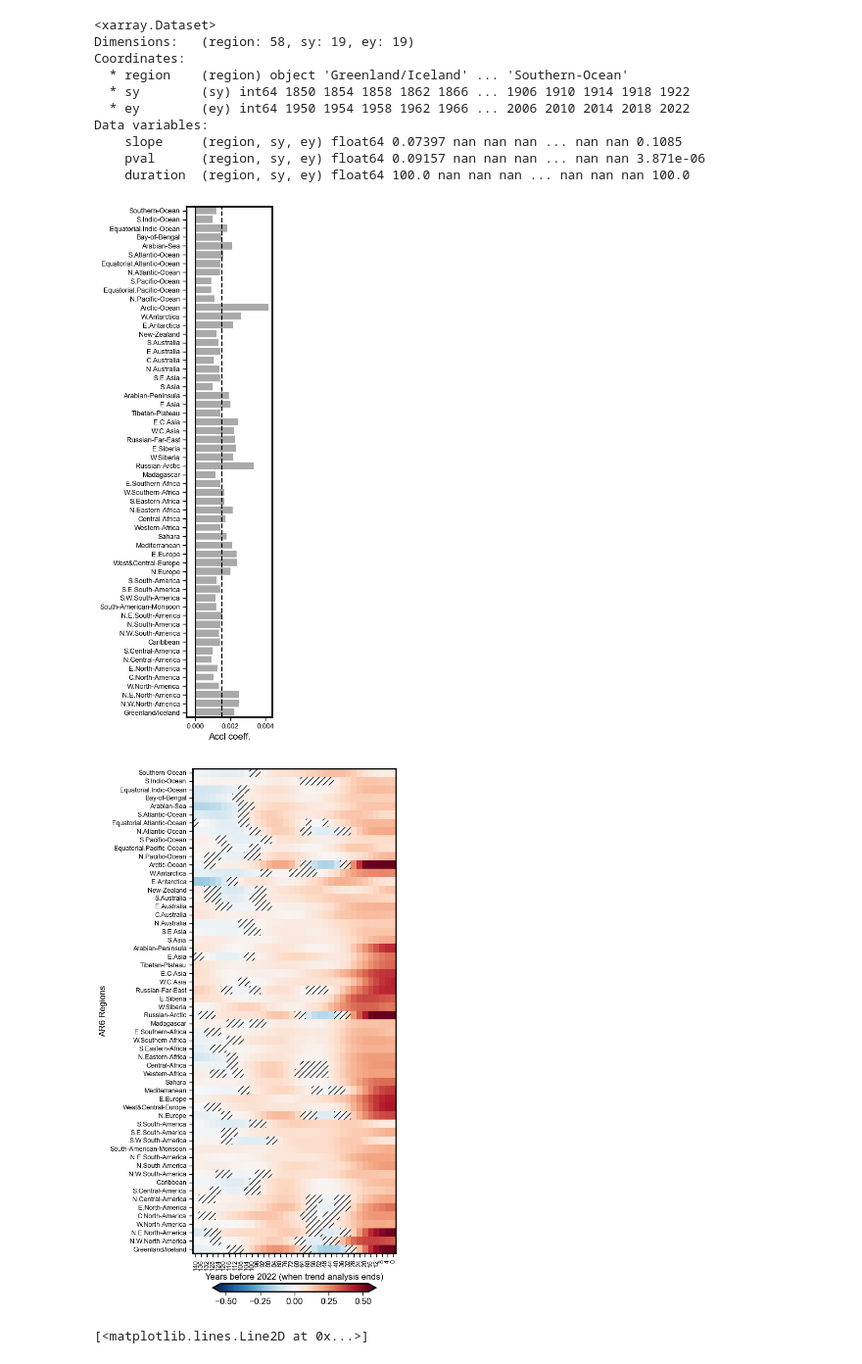
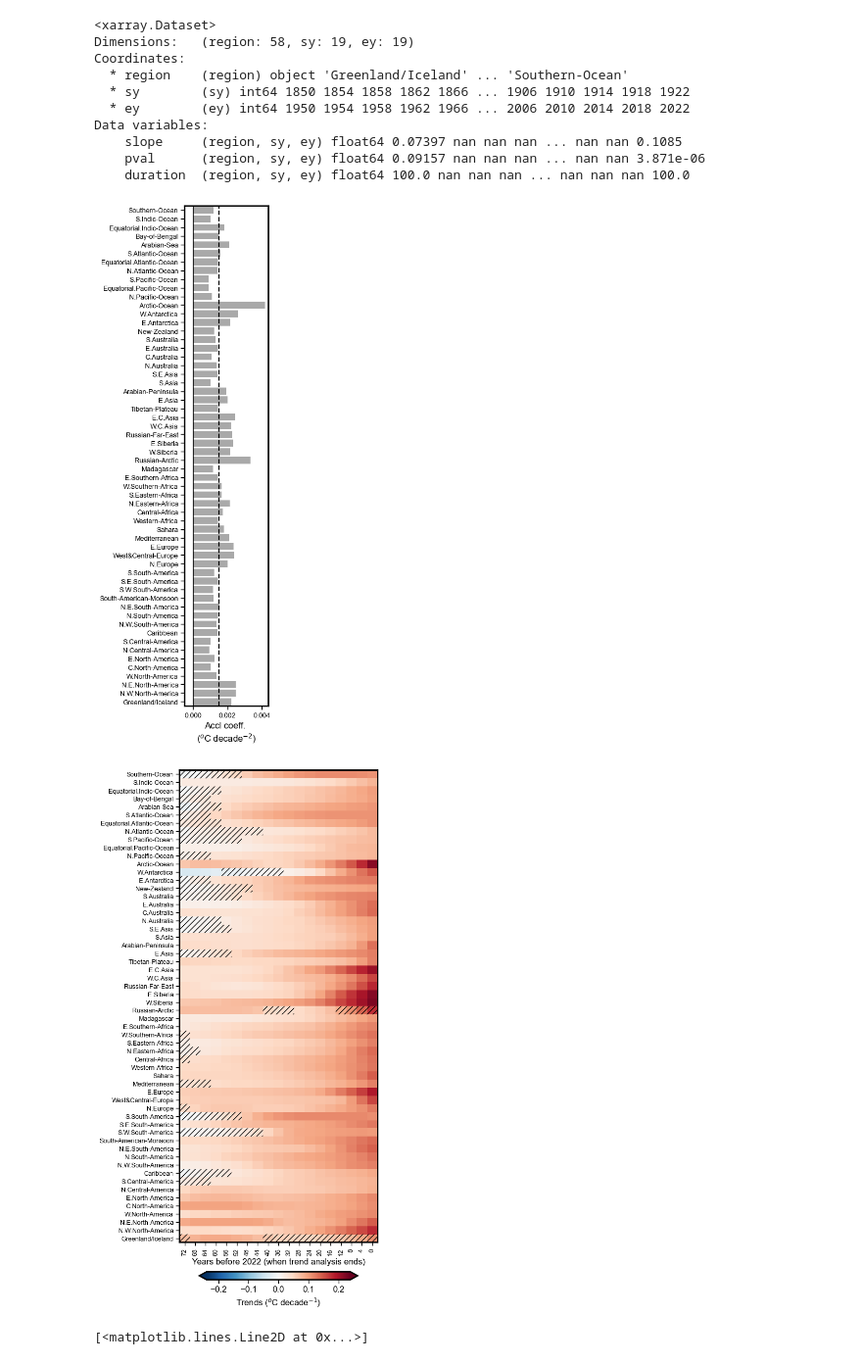
Before and after one commit to adisen99/reg_temp_accl, a Jupyter notebook: 04_regional_analysis.ipynb, the cells around one changed output. Shown: that part at 98% size. Saved outputs shown, nothing was run; the diff lists cells and outputs as text; code cells hidden in the pictures.

Commit message:
minor changes in figures

```diff
--- a/04_regional_analysis.ipynb
+++ b/04_regional_analysis.ipynb
@@ -231,7 +231,7 @@ plt.axvline(0.0, color='k', lw=1.0)
 plt.axvline(0.0015, color='k', lw=1.6, ls='--')
 plt.yticks(fontsize=9)
 plt.xticks(fontsize=9)
-plt.xlabel('Accl coeff.')
+plt.xlabel('Accl coeff. \n($^{o}$C decade$^{-2}$)')
 for i,thisbar in enumerate(bar.patches):
     if (out_reg_accl30.pval.to_numpy()[::-1])[i] > 0.05:
     # Set a different hatch for each bar
@@ -239,25 +239,25 @@ for i,thisbar in enumerate(bar.patches):
 
 plt.savefig('./images/reg_plots/bars30.png', dpi=300, bbox_inches='tight')
 # %% [output]
-[figure, old version]
+[figure, new version]
 # %%
-xx, yy = np.meshgrid(np.arange(len(trends30.ey)), np.arange(len(trends30.region)))
+xx, yy = np.meshgrid(np.arange(len(trends100.ey)), np.arange(len(trends100.region)))
 # %%
 plt.figure(figsize=(5,15))
-plt.pcolormesh(xx, yy, slopes30)
-trend_mask = np.ma.masked_less_equal(pvals30, 0.05)
-cf = plt.pcolormesh(xx, yy, slopes30, cmap = 'RdBu_r', vmin=-0.54, vmax=0.54)
-plt.colorbar(cf, extend='both', shrink=0.8, orientation='horizontal', pad=0.05)
+plt.pcolormesh(xx, yy, slopes100)
+trend_mask = np.ma.masked_less_equal(pvals100, 0.05)
+cf = plt.pcolormesh(xx, yy, slopes100, cmap = 'RdBu_r', vmin=-0.24, vmax=0.24)
+plt.colorbar(cf, extend='both', shrink=0.8, orientation='horizontal', pad=0.05, label=r'Trends ($^{o}$C decade$^{-1}$)')
 plt.pcolor(xx, yy, trend_mask, alpha=0., hatch='///')
-plt.xticks(np.arange(len(trends30.ey)), fontsize=9, rotation=90)
-plt.yticks(np.arange(len(trends30.region)), fontsize=9)
-plt.gca().set_yticklabels(trends30.region.to_numpy())
-plt.gca().set_xticklabels([str(j) for j in 2022-trends30.ey.to_numpy()])
-plt.ylabel('AR6 Regions')
+plt.xticks(np.arange(len(trends100.ey)), fontsize=9, rotation=90)
+plt.yticks(np.arange(len(trends100.region)), fontsize=9)
+plt.gca().set_yticklabels(trends100.region.to_numpy())
+plt.gca().set_xticklabels([str(j) for j in 2022-trends100.ey.to_numpy()])
+# plt.ylabel('AR6 Regions')
 plt.xlabel('Years before 2022 (when trend analysis ends)')
-plt.savefig('./images/reg_plots/map30.png', dpi=300, bbox_inches='tight')
+plt.savefig('./images/reg_plots/map100.png', dpi=300, bbox_inches='tight')
 # %% [output]
-[figure, old version]
+[figure, new version]
 # %%
 df_int = (((out_reg_accl30.accl - out_reg_accl100.accl)/np.abs(out_reg_accl100.accl))*100).to_dataframe()
 # %%
```
Also changed, not shown: 3 other files.
